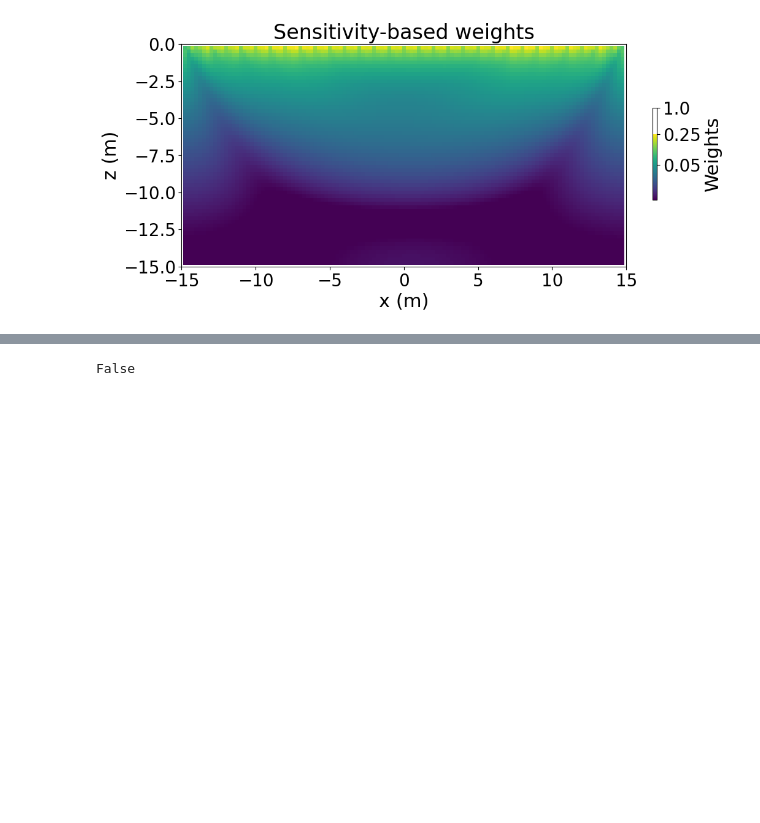
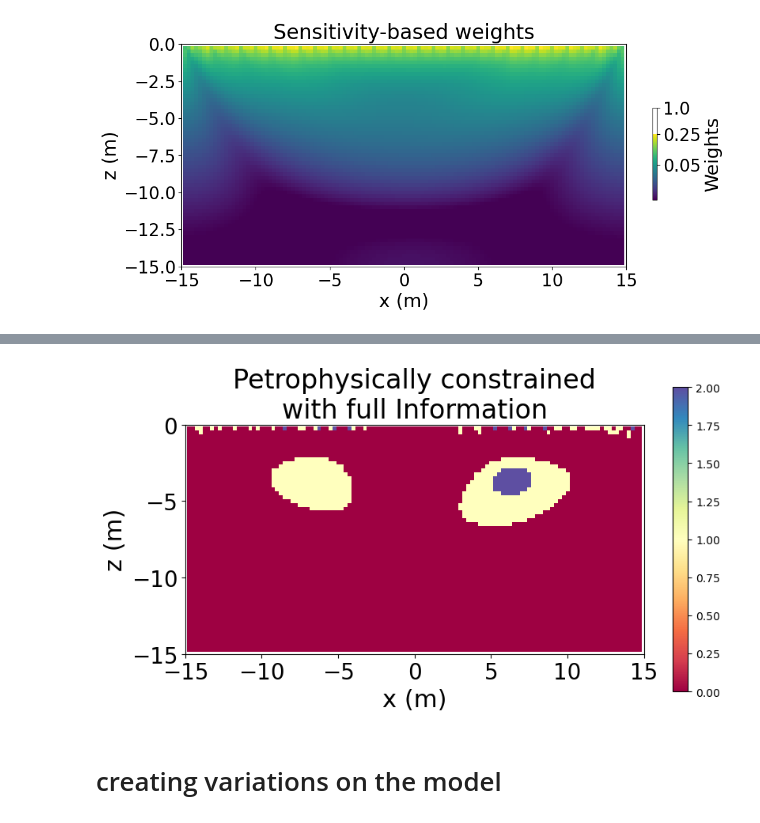
Before and after one commit to JKutt/transformers_segmentation, a Jupyter notebook: PGI/dcip/dcip2d.ipynb, the cells around one changed output, grey strips where cells are left out. Saved outputs shown, nothing was run; the diff lists cells and outputs as text; code cells hidden in the pictures; blank space fills up the shorter version.

Commit message:
started building training data for dcip transformer classification

```diff
--- a/PGI/dcip/dcip2d.ipynb
+++ b/PGI/dcip/dcip2d.ipynb
@@ -481,4 +494,20 @@ plt.show()
-# %%
-petrodir.update_reference_model
-# %% [output]
-False
+# %%
+classification = reg_mean.compute_quasi_geology_model()
+
+# clim = [mtrue.min(), mtrue.max()]
+fig, ax = plt.subplots(1,1,figsize=(10,5))
+dat = meshCore.plotImage(classification, ax=ax, pcolorOpts={'cmap':"Spectral"})
+plt.colorbar(dat[0])
+ax.set_title('Petrophysically constrained\nwith full Information',fontsize=24)
+ax.set_aspect('equal')
+ax.set_ylim([-15,0])
+ax.set_xlim([-15,15])
+ax.set_xlabel('x (m)',fontsize=22)
+ax.set_ylabel('z (m)',fontsize=22)
+ax.tick_params(labelsize=20)
+fig.subplots_adjust(right=0.85)
+plt.show()
+# %% [output]
+[figure, added]
+# %% [markdown]
+# creating variations on the model
```
Also changed, not shown: parts of 12 cells of this notebook.
